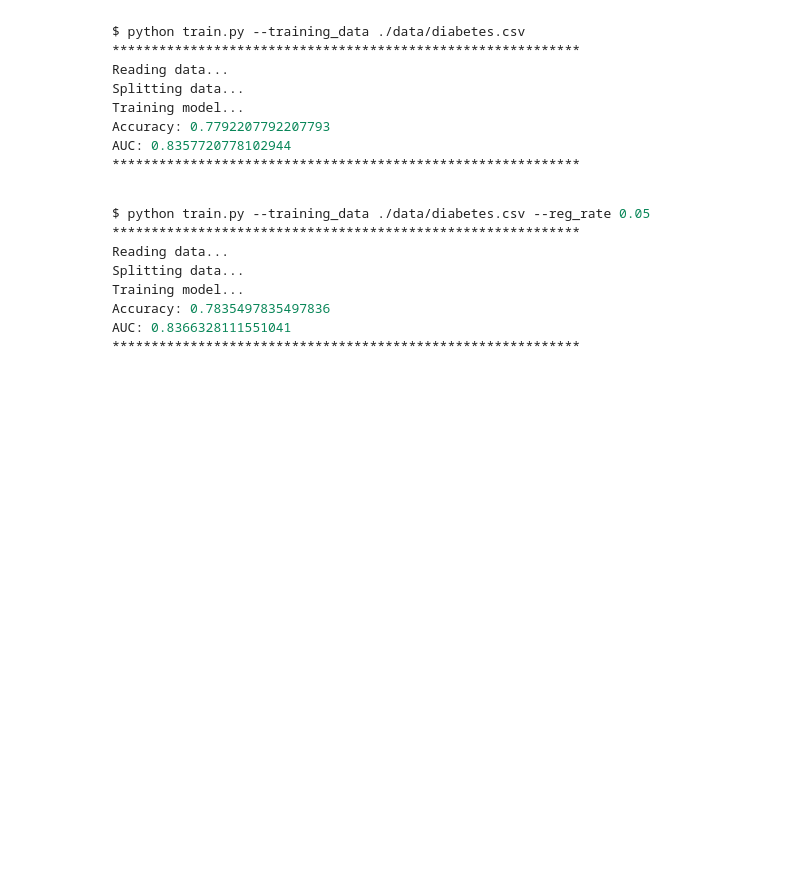
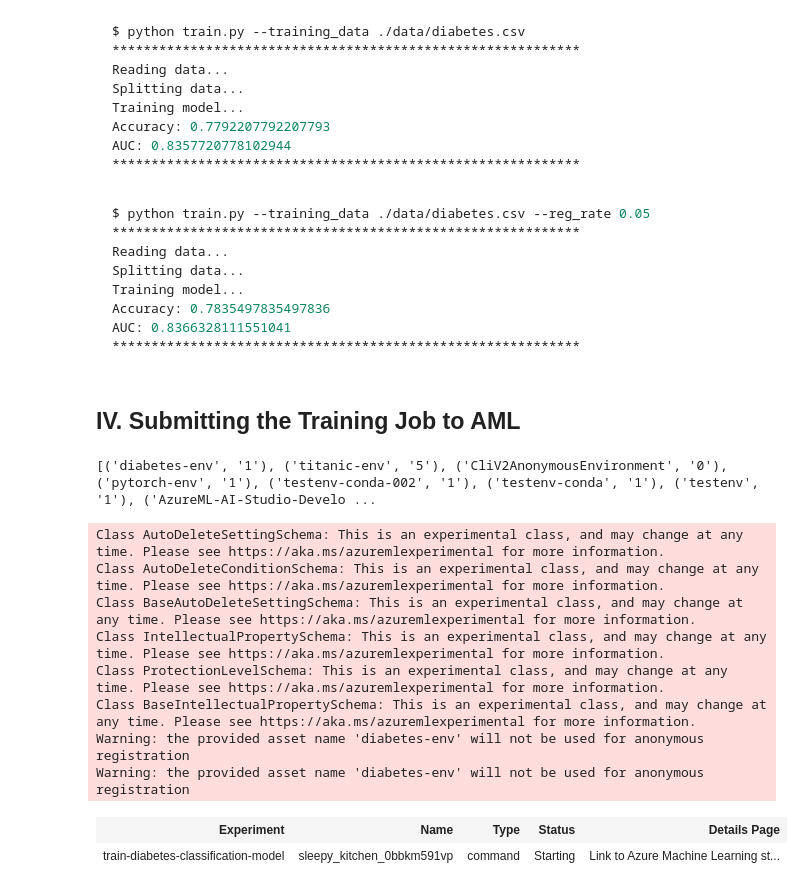
Before and after one commit to joshuavaple/dp-100, a Jupyter notebook: diabetes/diabetes_e2e.ipynb, the cells around one changed output. Saved outputs shown, nothing was run; the diff lists cells and outputs as text; code cells hidden in the pictures; blank space fills up the shorter version.

Commit message:
added sections to submit training jobs to AML, with/without MLflow, restructuring folder for consistency with other exampes

````diff
--- a/diabetes/diabetes_e2e.ipynb
+++ b/diabetes/diabetes_e2e.ipynb
@@ -316,3 +328,40 @@ Accuracy: 0.7835497835497836
 AUC: 0.8366328111551041
 ************************************************************
 ```
+# %% [markdown]
+## IV. Submitting the Training Job to AML
+# %%
+# getting the environment
+envs = ml_client.environments.list()
+print([(env.name, env.latest_version) for env in envs])
+diabetes_env = ml_client.environments.get(name='diabetes-env', version=1)
+# %% [output]
+[('diabetes-env', '1'), ('titanic-env', '5'), ('CliV2AnonymousEnvironment', '0'), ('pytorch-env', '1'), ('testenv-conda-002', '1'), ('testenv-conda', '1'), ('testenv', '1'), ('AzureML-AI-Studio-Develo ...
+# %%
+# Inside author_training_job.py
+from azure.ai.ml import command
+
+# configure job
+command_job = command(
+    code="./src",
+    command=f"python train.py --training_data {data_asset.path}",
+    environment=diabetes_env,
+    compute=COMPUTE_CLUSTER,
+    display_name="train-diabetes-clf-model",
+    experiment_name="train-diabetes-classification-model"
+    )
+
+# submit the job and get the URL to see the status on AML
+returned_job = ml_client.jobs.create_or_update(command_job)
+returned_job
+# %% [output]
+Class AutoDeleteSettingSchema: This is an experimental class, and may change at any time. Please see https://aka.ms/azuremlexperimental for more information.
+Class AutoDeleteConditionSchema: This is an experimental class, and may change at any time. Please see https://aka.ms/azuremlexperimental for more information.
+Class BaseAutoDeleteSettingSchema: This is an experimental class, and may change at any time. Please see https://aka.ms/azuremlexperimental for more information.
+Class IntellectualPropertySchema: This is an experimental class, and may change at any time. Please see https://aka.ms/azuremlexperimental for more information.
+Class ProtectionLevelSchema: This is an experimental class, and may change at any time. Please see https://aka.ms/azuremlexperimental for more information.
+Class BaseIntellectualPropertySchema: This is an experimental class, and may change at any time. Please see https://aka.ms/azuremlexperimental for more information.
+Warning: the provided asset name 'diabetes-env' will not be used for anonymous registration
+Warning: the provided asset name 'diabetes-env' will not be used for anonymous registration
+| Experiment | Name | Type | Status | Details Page |
+| train-diabetes-classification-model | sleepy_kitchen_0bbkm591vp | command | Starting | Link to Azure Machine Learning st... |
````
Also changed, not shown: parts of 12 cells of this notebook, 2 other files.
